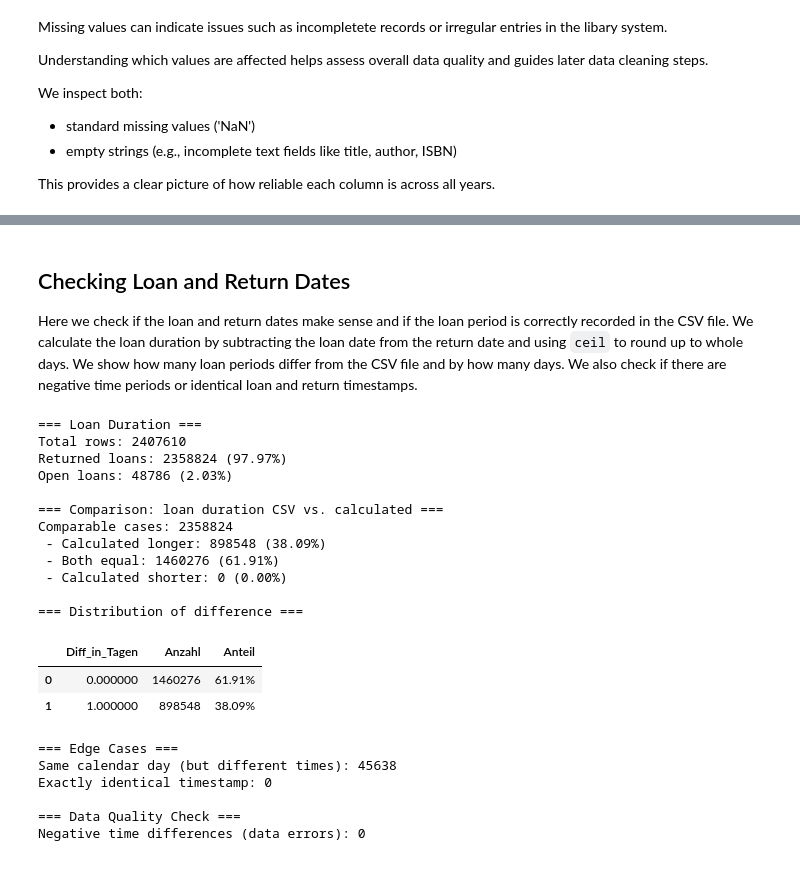
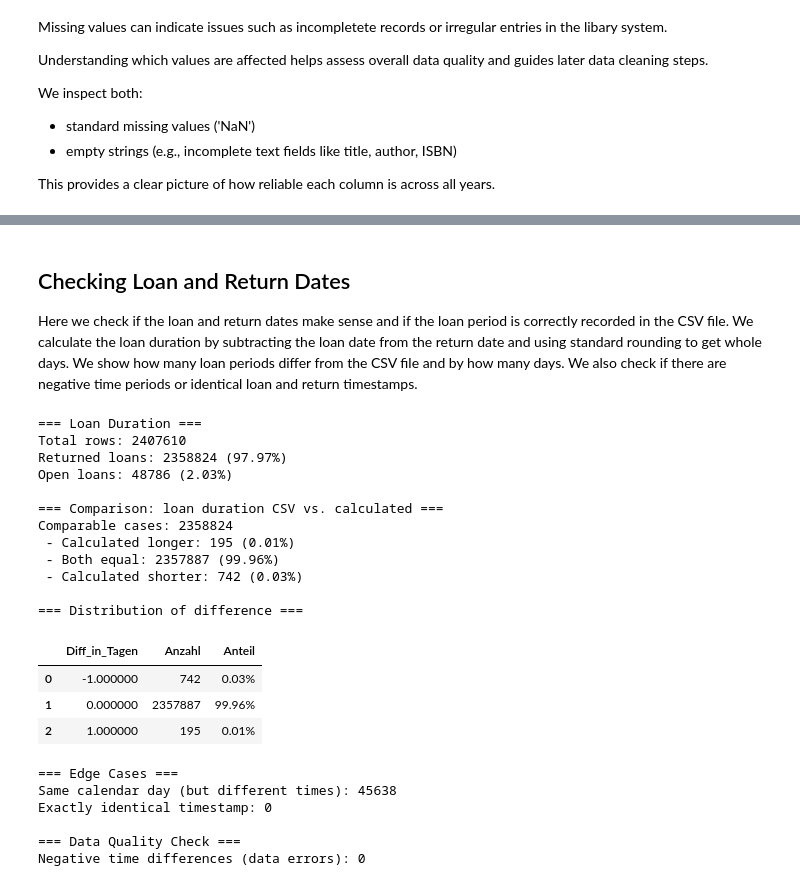
Before and after one commit to RobinAllgeier/Data_Literacy, a Jupyter notebook: notebooks/sanity-check.ipynb, the cells around one changed output, grey strips where cells are left out. Cells and saved outputs as stored; diff of their text form; code cells hidden in the pictures.

Commit message:
fix ceil to round in the check for loan period

```diff
--- a/notebooks/sanity-check.ipynb
+++ b/notebooks/sanity-check.ipynb
@@ -156,7 +156,7 @@ dtype: float64
 ## Checking Loan and Return Dates
 
 Here we check if the loan and return dates make sense and if the loan period is correctly recorded in the CSV file.
-We calculate the loan duration by subtracting the loan date from the return date and using `ceil` to round up to whole days.
+We calculate the loan duration by subtracting the loan date from the return date and using standard rounding to get whole days.
 We show how many loan periods differ from the CSV file and by how many days. We also check if there are negative time periods or identical loan and return timestamps.
 # %%
 # Konvertierung der Datums-Spalten
@@ -173,7 +173,7 @@ open_loans_count = open_loans_mask.sum()
 complete_mask = df_all['Ausleihdatum/Uhrzeit'].notna() & df_all['Rückgabedatum/Uhrzeit'].notna()
 
 # Exakte Zeitberechnung mit Aufrunden auf ganze Tage (aufgerundet)
-df_all.loc[complete_mask, 'Leihdauer_neu'] = np.ceil(
+df_all.loc[complete_mask, 'Leihdauer_neu'] = np.round(
     (df_all.loc[complete_mask, 'Rückgabedatum/Uhrzeit'] -
      df_all.loc[complete_mask, 'Ausleihdatum/Uhrzeit']).dt.total_seconds() / 86400
 ).astype(int)
@@ -225,38 +225,39 @@ display(Diff_in_Tagen_summary.head(15).style.format({'Anteil': '{:.2%}'}))
 
 print("\n=== Edge Cases ===")
 print(f"Same calendar day (but different times): {zero_day}")
 print(f"Exactly identical timestamp: {zero_exact_ts}")
 
 
 # Prüfung auf negative Zeitdifferenzen (Datenfehler) im Datensatz
 negative_mask = delta_raw.dt.total_seconds() < 0
 negative_count = negative_mask.sum()
 
 print("\n=== Data Quality Check ===")
 print(f"Negative time differences (data errors): {negative_count}")
 
 if negative_count > 0:
     neg_examples = df_all.loc[complete_mask].loc[negative_mask, [
         'Ausleihdatum/Uhrzeit','Rückgabedatum/Uhrzeit','Leihdauer_num','Leihdauer_neu','Diff_in_Tagen'
     ]].head(15)
     print("\nExamples of negative cases (sample):")
     display(neg_examples)
 # %% [output]
 === Loan Duration ===
 Total rows: 2407610
 Returned loans: 2358824 (97.97%)
 Open loans: 48786 (2.03%)
 
 === Comparison: loan duration CSV vs. calculated ===
 Comparable cases: 2358824
- - Calculated longer: 898548 (38.09%)
- - Both equal: 1460276 (61.91%)
- - Calculated shorter: 0 (0.00%)
+ - Calculated longer: 195 (0.01%)
+ - Both equal: 2357887 (99.96%)
+ - Calculated shorter: 742 (0.03%)
 
 === Distribution of difference ===
 |  | Diff_in_Tagen | Anzahl | Anteil |
-| 0 | 0.000000 | 1460276 | 61.91% |
-| 1 | 1.000000 | 898548 | 38.09% |
+| 0 | -1.000000 | 742 | 0.03% |
+| 1 | 0.000000 | 2357887 | 99.96% |
+| 2 | 1.000000 | 195 | 0.01% |
 === Edge Cases ===
 Same calendar day (but different times): 45638
 Exactly identical timestamp: 0
```
